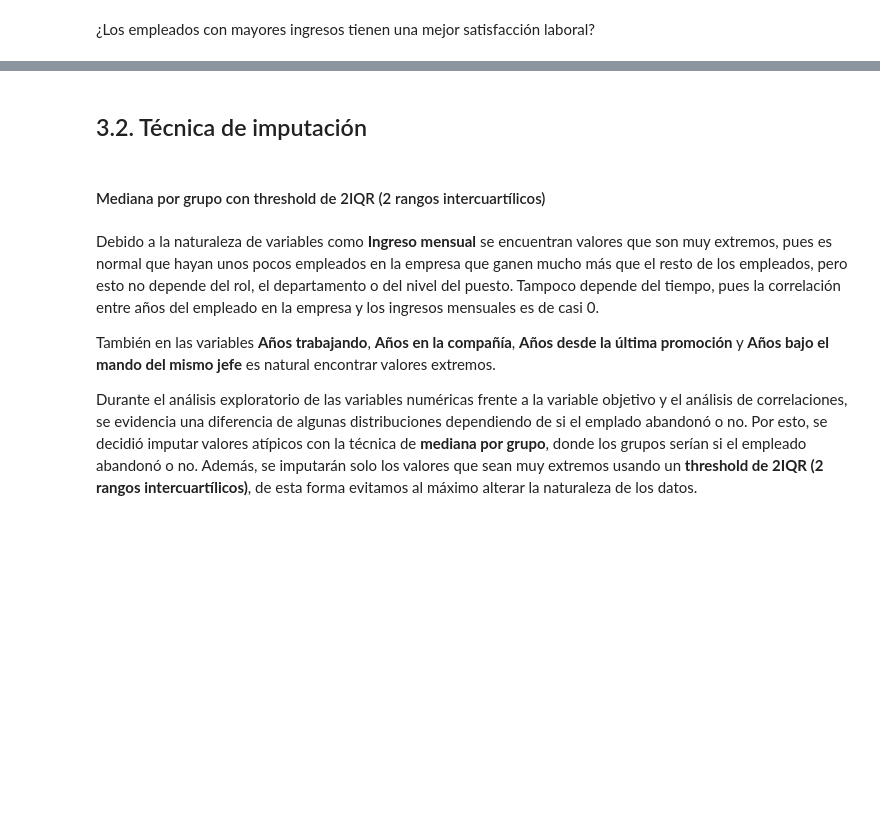
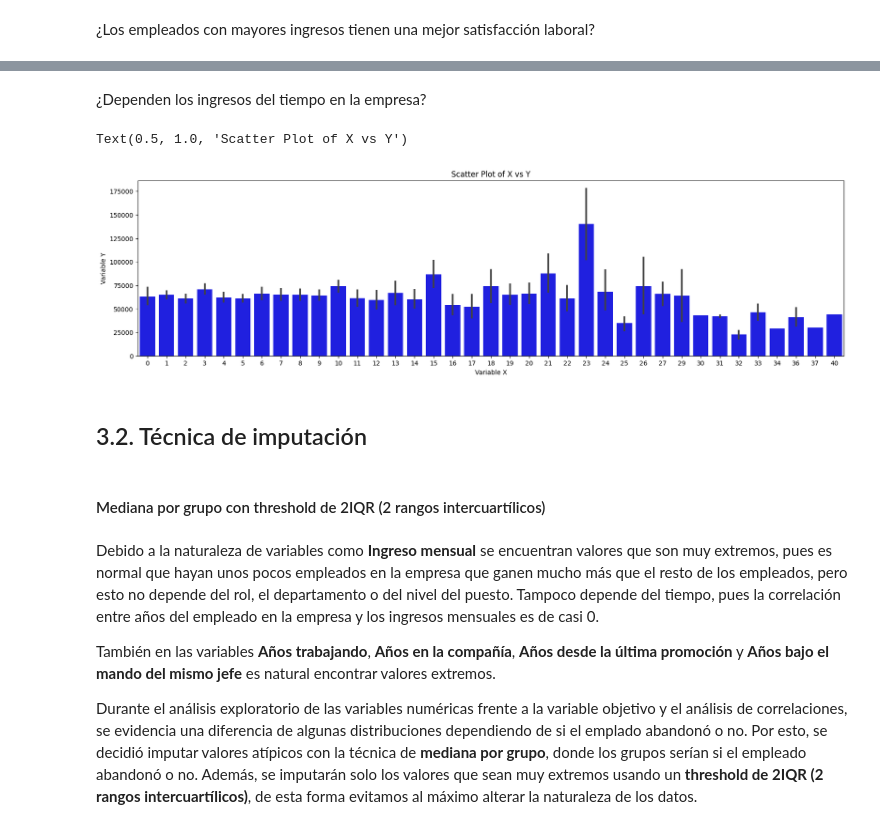
Before and after one commit to AlexanderBedoyaC/pediccion_abandono_empleo, a Jupyter notebook: 7. Preparación de datos.ipynb, the cells around one changed output, grey strips where cells are left out. Drawn from its saved outputs; the diff is of its cells as text; code cells hidden in the pictures; blank space fills up the shorter version.

```diff
--- a/7. Preparación de datos.ipynb
+++ b/7. Preparación de datos.ipynb
@@ -72,3 +73,16 @@ plt.show()
+# %% [markdown]
+¿Dependen los ingresos del tiempo en la empresa?
+# %%
+plt.figure(figsize=(20,5))
+sns.barplot(x='years_at_company', y='monthly_income', data=df, color='blue')
+
+# Añadir etiquetas y título
+plt.xlabel('Variable X')
+plt.ylabel('Variable Y')
+plt.title('Scatter Plot of X vs Y')
+# %% [output]
+Text(0.5, 1.0, 'Scatter Plot of X vs Y')
+[figure, added]
 # %% [markdown]
 ## 3.2. Técnica de imputación
 # %% [markdown]
```
Also changed, not shown: parts of 4 cells of this notebook, 4 other files.
